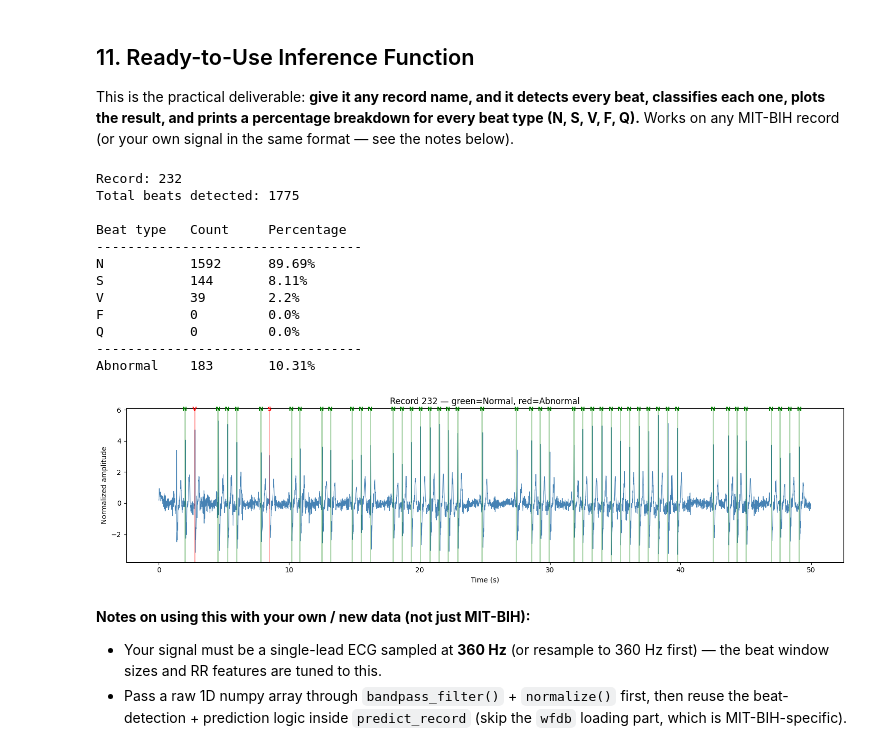
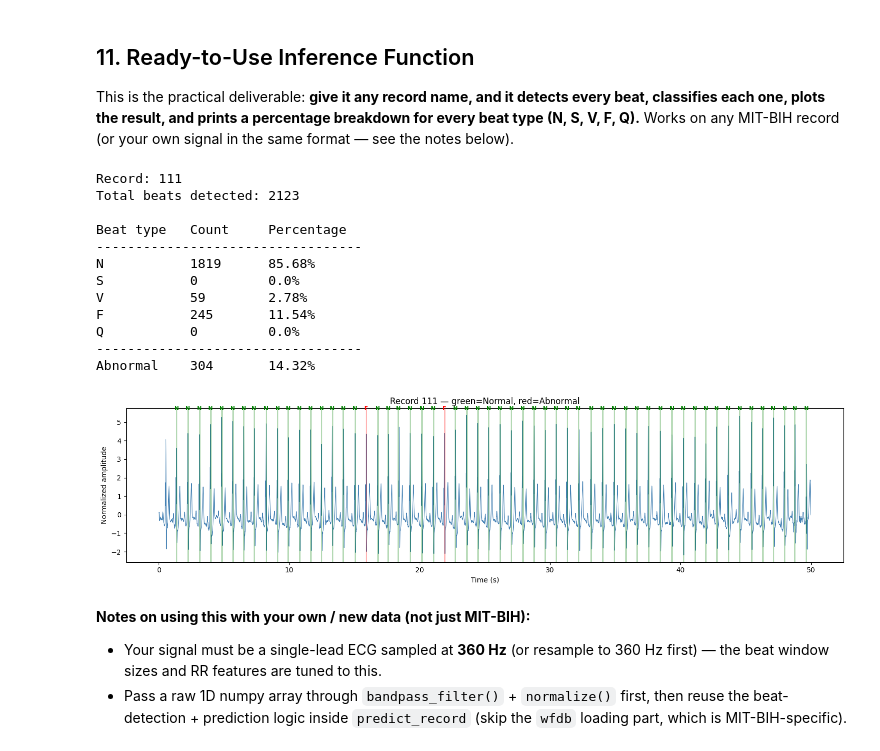
Before and after one commit to Chandana-dharshanam/ecg-detection, a Jupyter notebook: ECG_Arrhythmia_Detection_v2_(new).ipynb, the cells around one changed output. Saved outputs shown, nothing was run; the diff lists cells and outputs as text; code cells hidden in the pictures.

```diff
--- a/ECG_Arrhythmia_Detection_v2_(new).ipynb
+++ b/ECG_Arrhythmia_Detection_v2_(new).ipynb
@@ -331,7 +331,7 @@ callbacks = [
 history = model.fit(
     {'waveform': X_train_os, 'rr_features': RR_train_os}, y_train_os,
     validation_split=0.1,
-    epochs=40,
+    epochs=10,
     batch_size=128,
     callbacks=callbacks
 )
@@ -534,42 +503,42 @@ def predict_record(record_name, data_dir=DATA_DIR, plot_seconds=10, plot_start_s
 
     # --- Plot a segment ---
     start_sample = int(plot_start_sec * FS)
     end_sample = int((plot_start_sec + plot_seconds) * FS)
     segment = signal[start_sample:end_sample]
     time_axis = np.arange(len(segment)) / FS
 
     plt.figure(figsize=(15, 4))
     plt.plot(time_axis, segment, color='steelblue', linewidth=0.8)
     for p, lbl in zip(valid_peaks, pred_labels):
         if start_sample <= p < end_sample:
             rel_t = (p - start_sample) / FS
             color = 'green' if lbl == 'N' else 'red'
             plt.axvline(rel_t, color=color, alpha=0.3, linewidth=2)
             plt.text(rel_t, max(segment) * 1.05, lbl, ha='center', color=color,
                       fontsize=8, fontweight='bold')
     plt.xlabel('Time (s)'); plt.ylabel('Normalized amplitude')
     plt.title(f'Record {record_name} — green=Normal, red=Abnormal')
     plt.tight_layout()
     plt.show()
 
     return summary
 
 # --- Example usage: run on any record ---
-summary = predict_record('232', plot_seconds=50, plot_start_sec=0)
+summary = predict_record('111', plot_seconds=50, plot_start_sec=0)
 # %% [output]
-Record: 232
-Total beats detected: 1775
+Record: 111
+Total beats detected: 2123
 
 Beat type   Count     Percentage
 ----------------------------------
-N           1592      89.69%
-S           144       8.11%
-V           39        2.2%
-F           0         0.0%
+N           1819      85.68%
+S           0         0.0%
+V           59        2.78%
+F           245       11.54%
 Q           0         0.0%
 ----------------------------------
-Abnormal    183       10.31%
+Abnormal    304       14.32%
-[figure, old version]
+[figure, new version]
 # %% [markdown]
 **Notes on using this with your own / new data (not just MIT-BIH):**
 - Your signal must be a single-lead ECG sampled at **360 Hz** (or resample to 360 Hz first) — the beat window sizes and RR features are tuned to this.
```
Also changed, not shown: parts of 6 cells of this notebook.
